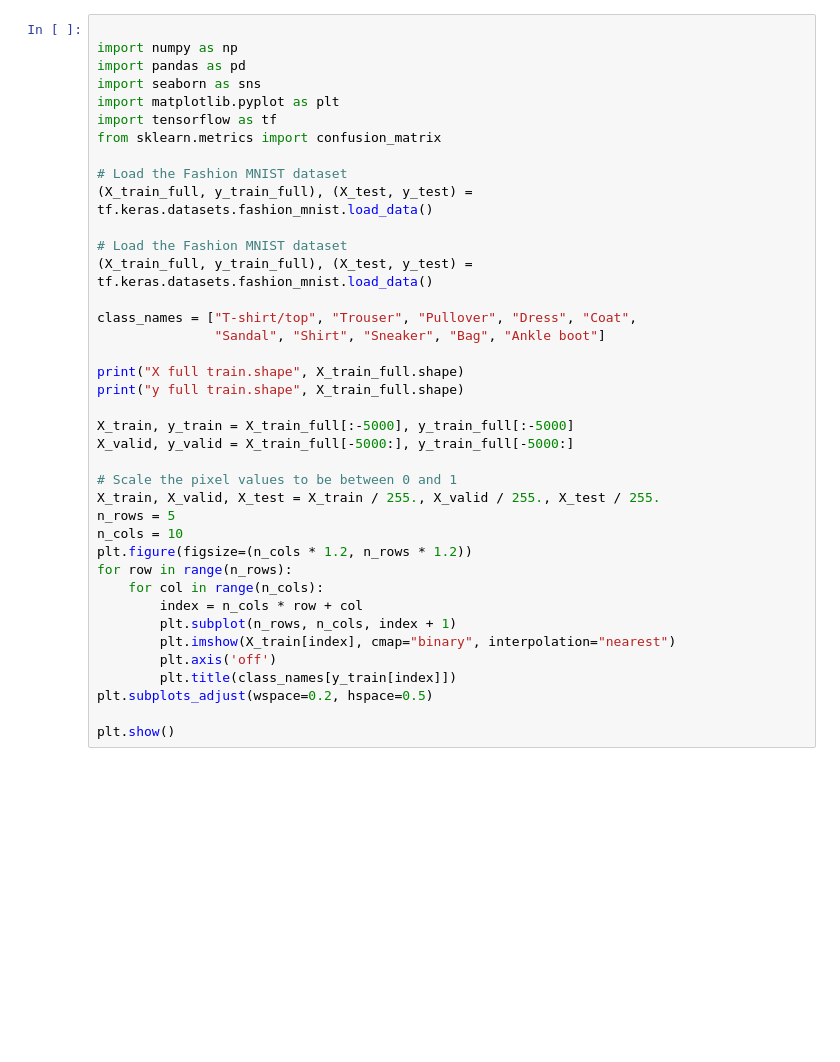
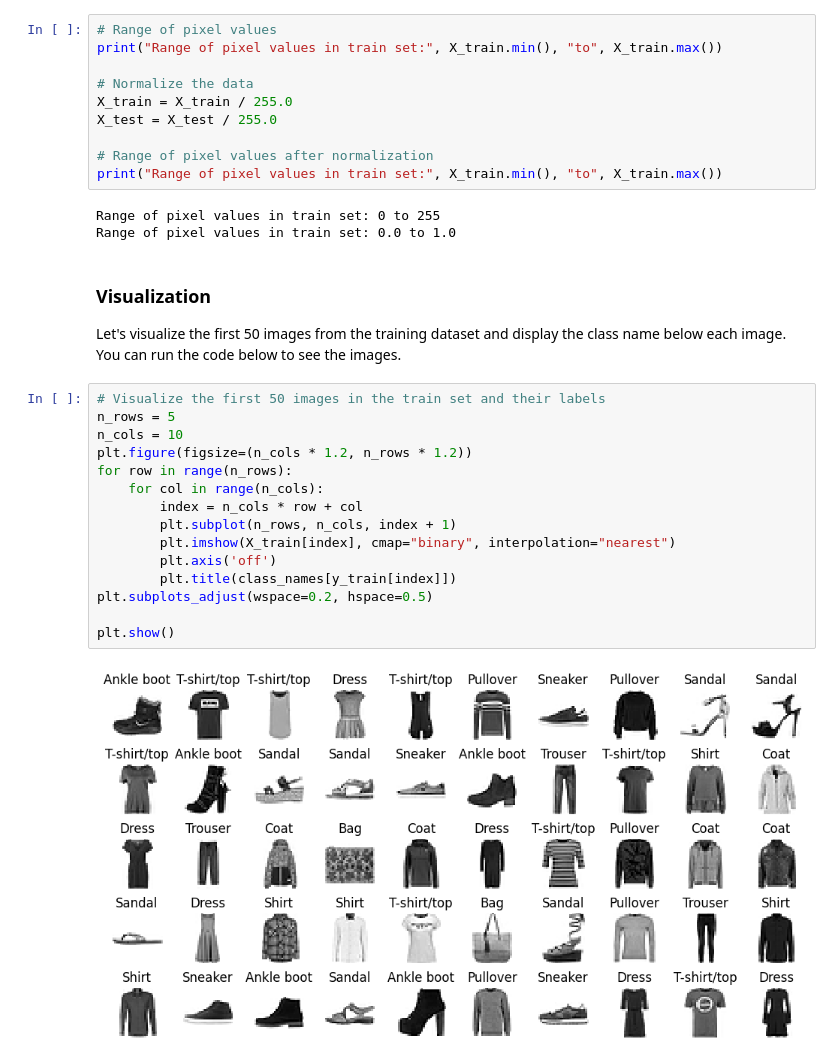
Before and after one commit to CSkylarL/DataScience-MachineLearning, a Jupyter notebook: data/fashion_mnist/fashion_mnist.ipynb, the cells around one changed output. Cells and saved outputs as stored; diff of their text form; blank space fills up the shorter version.

```diff
--- a/data/fashion_mnist/fashion_mnist.ipynb
+++ b/data/fashion_mnist/fashion_mnist.ipynb
@@ -136,39 +128,33 @@ Data Split: TensorFlow provides a predefined split of the data for training and
+# %%
+# Range of pixel values
+print("Range of pixel values in train set:", X_train.min(), "to", X_train.max())
+
+# Normalize the data
+X_train = X_train / 255.0
+X_test = X_test / 255.0
+
+# Range of pixel values after normalization
+print("Range of pixel values in train set:", X_train.min(), "to", X_train.max())
+# %% [output]
+Range of pixel values in train set: 0 to 255
+Range of pixel values in train set: 0.0 to 1.0
+# %% [markdown]
+### Visualization
+Let's visualize the first 50 images from the training dataset and display the class name below each image. You can run the code below to see the images.
 # %%
-
-import numpy as np
-import pandas as pd
-import seaborn as sns
-import matplotlib.pyplot as plt
-import tensorflow as tf
-from sklearn.metrics import confusion_matrix
-
-# Load the Fashion MNIST dataset
-(X_train_full, y_train_full), (X_test, y_test) = tf.keras.datasets.fashion_mnist.load_data()
-
-# Load the Fashion MNIST dataset
-(X_train_full, y_train_full), (X_test, y_test) = tf.keras.datasets.fashion_mnist.load_data()
-
-class_names = ["T-shirt/top", "Trouser", "Pullover", "Dress", "Coat",
-               "Sandal", "Shirt", "Sneaker", "Bag", "Ankle boot"]
-
-print("X full train.shape", X_train_full.shape)
-print("y full train.shape", X_train_full.shape)
-
-X_train, y_train = X_train_full[:-5000], y_train_full[:-5000]
-X_valid, y_valid = X_train_full[-5000:], y_train_full[-5000:]
-
-# Scale the pixel values to be between 0 and 1
-X_train, X_valid, X_test = X_train / 255., X_valid / 255., X_test / 255.
+# Visualize the first 50 images in the train set and their labels
 n_rows = 5
 n_cols = 10
 plt.figure(figsize=(n_cols * 1.2, n_rows * 1.2))
 for row in range(n_rows):
     for col in range(n_cols):
         index = n_cols * row + col
         plt.subplot(n_rows, n_cols, index + 1)
         plt.imshow(X_train[index], cmap="binary", interpolation="nearest")
         plt.axis('off')
         plt.title(class_names[y_train[index]])
 plt.subplots_adjust(wspace=0.2, hspace=0.5)
 
 plt.show()
+# %% [output]
+[figure, added]
```
Also changed, not shown: parts of 27 cells of this notebook, 2 other files.
